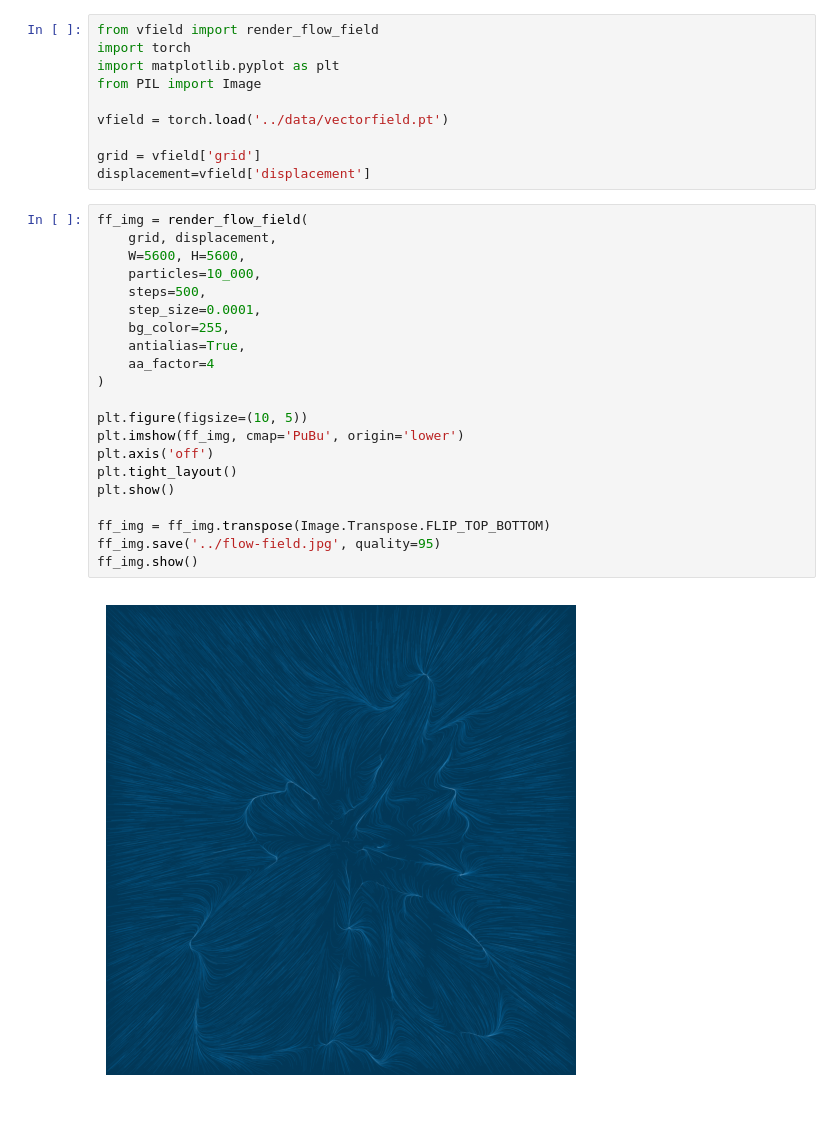
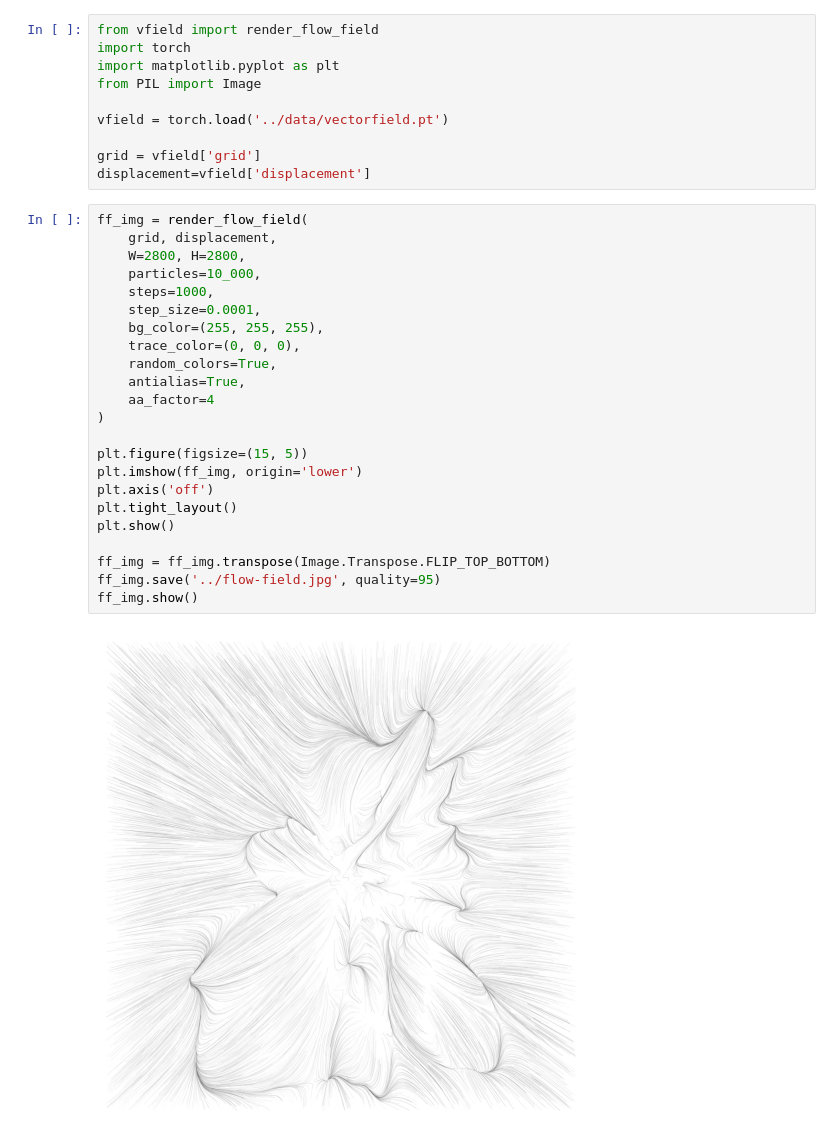
Before and after one commit to CerovazS/vfield, a Jupyter notebook: notebooks/test_reddit.ipynb, the cells around one changed output. Saved outputs shown, nothing was run; the diff lists cells and outputs as text.

Commit message:
add proper rgb colors

```diff
--- a/notebooks/test_reddit.ipynb
+++ b/notebooks/test_reddit.ipynb
@@ -10,26 +10,28 @@ vfield = torch.load('../data/vectorfield.pt')
 
 grid = vfield['grid']
 displacement=vfield['displacement']
-# %%
-ff_img = render_flow_field(
-    grid, displacement,
-    W=5600, H=5600,
-    particles=10_000,
-    steps=500,
-    step_size=0.0001,
-    bg_color=255,
-    antialias=True,
-    aa_factor=4
-)
-
-plt.figure(figsize=(10, 5))
-plt.imshow(ff_img, cmap='PuBu', origin='lower')
-plt.axis('off')
-plt.tight_layout()
-plt.show()
-
-ff_img = ff_img.transpose(Image.Transpose.FLIP_TOP_BOTTOM)
-ff_img.save('../flow-field.jpg', quality=95)
-ff_img.show()
-# %% [output]
-[figure, removed]
+# %%
+ff_img = render_flow_field(
+    grid, displacement,
+    W=2800, H=2800,
+    particles=10_000,
+    steps=1000,
+    step_size=0.0001,
+    bg_color=(255, 255, 255),
+    trace_color=(0, 0, 0),
+    random_colors=True,
+    antialias=True,
+    aa_factor=4
+)
+
+plt.figure(figsize=(15, 5))
+plt.imshow(ff_img, origin='lower')
+plt.axis('off')
+plt.tight_layout()
+plt.show()
+
+ff_img = ff_img.transpose(Image.Transpose.FLIP_TOP_BOTTOM)
+ff_img.save('../flow-field.jpg', quality=95)
+ff_img.show()
+# %% [output]
+[figure, added]
```
Also changed, not shown: 1 other file.
